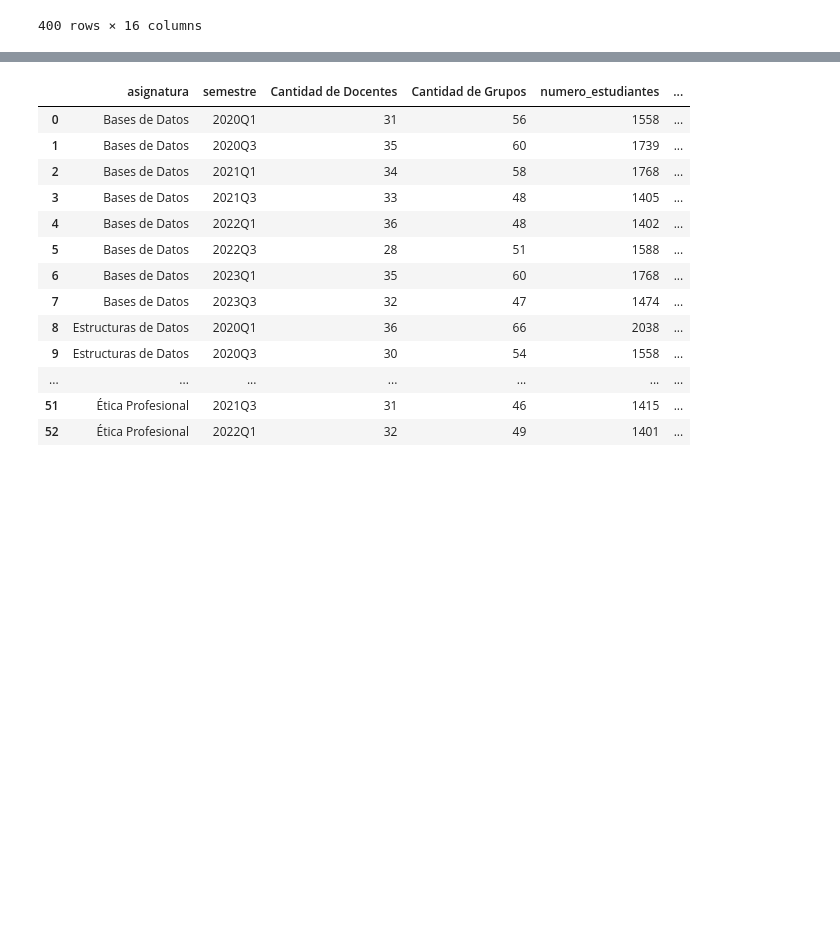
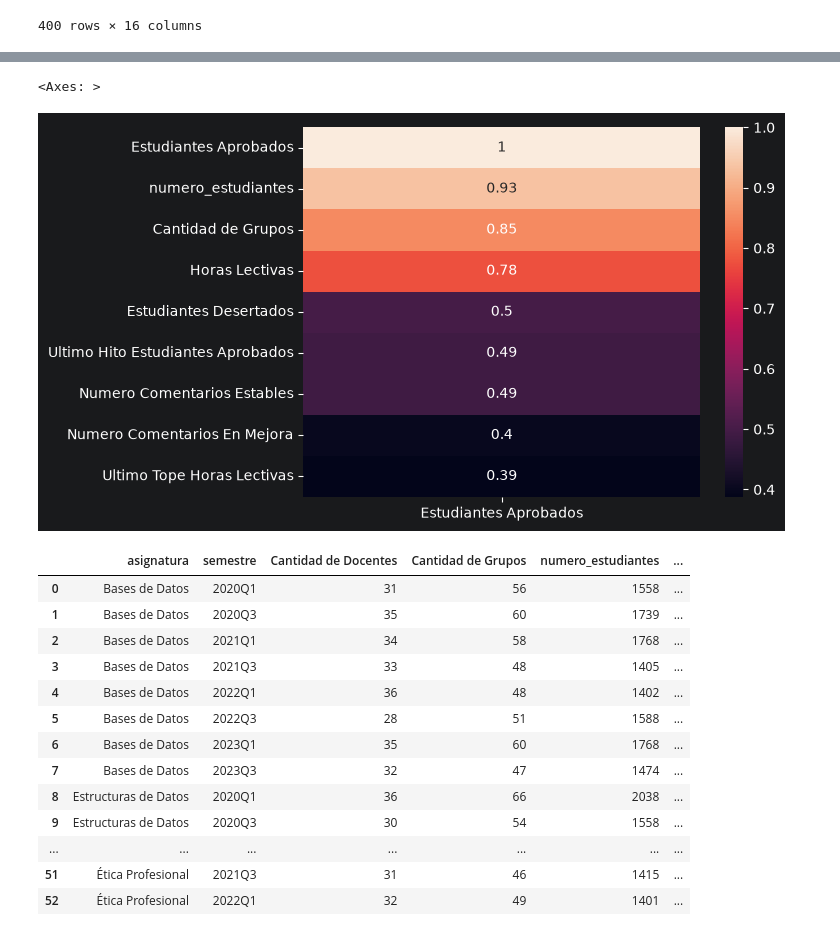
Before and after one commit to Capstone-Tech-Tailors/Analitica-Educativa, a Jupyter notebook: exploracion/Consultas Estructuradas Con Metricas.ipynb, the cells around one changed output, grey strips where cells are left out. Drawn from its saved outputs; the diff is of its cells as text; code cells hidden in the pictures; blank space fills up the shorter version.

```diff
--- a/exploracion/Consultas Estructuradas Con Metricas.ipynb
+++ b/exploracion/Consultas Estructuradas Con Metricas.ipynb
@@ -418,3 +578,8 @@ seguimiento_docente_en_cada_asignatura
+# %%
+sns.heatmap(chosen_corrs_est, annot=True)
+# %% [output]
+<Axes: >
+[figure, added]
 # %%
 seguimiento_asignaturas = (
     df.groupby(["asignatura", "semestre"], as_index=False)
```
Also changed, not shown: parts of 12 cells of this notebook.
